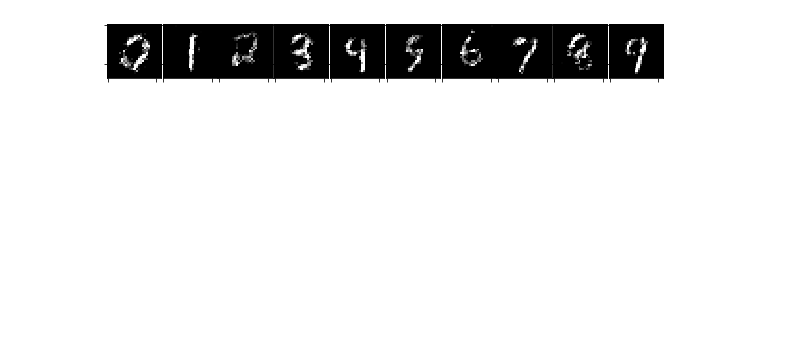
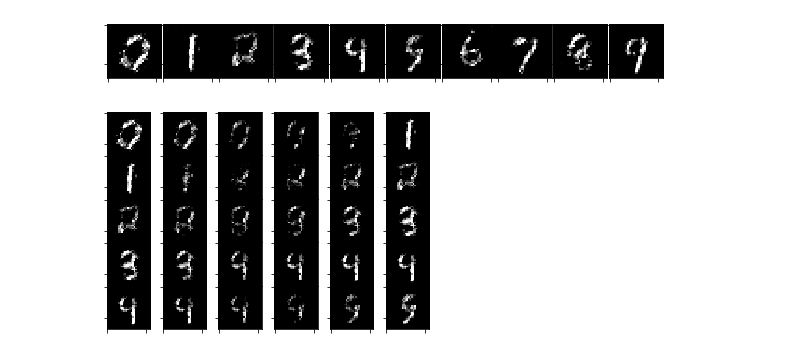
Before and after one commit to revsic/tf-alae, a Jupyter notebook: experiments/mnist_expr.ipynb, the cells around one changed output. Cells and saved outputs as stored; diff of their text form; code cells hidden in the pictures; blank space fills up the shorter version.

```diff
--- a/experiments/mnist_expr.ipynb
+++ b/experiments/mnist_expr.ipynb
@@ -79,3 +79,25 @@ fig.subplots_adjust(wspace=0, hspace=0)
 # plt.savefig('enum', bbox_inches='tight', pad_inches=0)
 # %% [output]
 [figure]
+# %%
+num = 5
+fig, axs = plt.subplots(5, num + 1)
+
+for j, (a, b) in enumerate(zip(cherrypicked[:5], cherrypicked[1:6])):
+    latentA = alae.encode(testset[a:a + 1])
+    latentB = alae.encode(testset[b:b + 1])
+
+    delta = (latentB - latentA) / num
+
+    latent = latentA
+    for i in range(num + 1):
+        image = alae.generate(latent).numpy()[0, :784].reshape(28, 28)
+        plt.setp(axs[j, i].get_xticklabels(), visible=False)
+        plt.setp(axs[j, i].get_yticklabels(), visible=False)
+        axs[j, i].imshow(image, cmap='gray')
+        latent += delta
+
+fig.subplots_adjust(wspace=0, hspace=0)
+# plt.savefig('polymorph', bbox_inches='tight', pad_inches=0)
+# %% [output]
+[figure, added]
```
Also changed, not shown: parts of 2 cells of this notebook, 5 other files.
